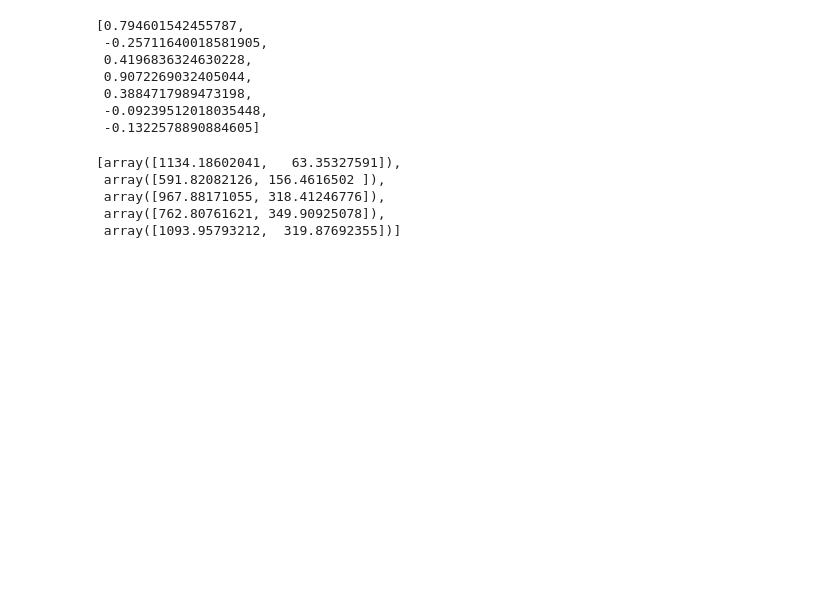
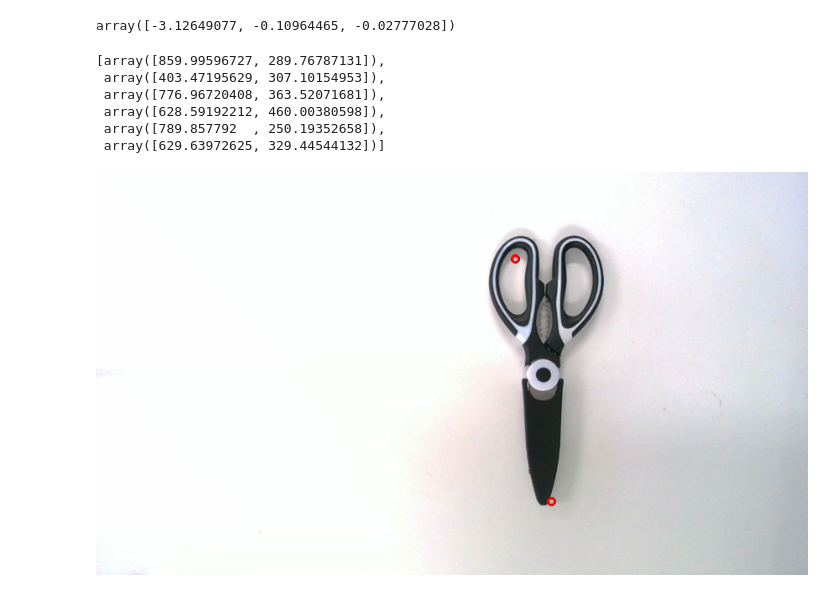
Before and after one commit to yw14218/yumi_oneshot, a Jupyter notebook: backproject.ipynb, the cells around one changed output. Drawn from its saved outputs; the diff is of its cells as text; code cells hidden in the pictures; blank space fills up the shorter version.

```diff
--- a/backproject.ipynb
+++ b/backproject.ipynb
@@ -141,19 +43,13 @@ ValueError: matmul: Input operand 1 has a mismatch in its core dimension 0, with
-# %%
-res = apply_transformation_to_waypoints(demo_waypoints, T_delta_world, project3D=True)
-res[1]
-# %% [output]
-[0.794601542455787,
- -0.25711640018581905,
- 0.4196836324630228,
- 0.9072269032405044,
- 0.3884717989473198,
- -0.09239512018035448,
- -0.1322578890884605]
+# %%
+a = R.from_quat(demo_waypoints[0][3:]).as_euler("xyz")
+a
+# %% [output]
+array([-3.12649077, -0.10964465, -0.02777028])
 # %%
 point_2Ds = []
 
 for i in range(len(demo_waypoints)):
-    point3d = pose_inv(T_WC) @ T_GRIP_EEF @ create_homogeneous_matrix(demo_waypoints[i, :3], demo_waypoints[i, 3:])
+    point3d = pose_inv(T_WC)  @ create_homogeneous_matrix(demo_waypoints[i, :3], demo_waypoints[i, 3:]) @ T_GRIP_EEF
 
     # Project the 3D point onto the image plane
     point_image_homogeneous = np.dot(K, point3d[:3, 3])
@@ -165,15 +61,16 @@ for i in range(len(demo_waypoints)):
 
 point_2Ds
 # %% [output]
-[array([1134.18602041,   63.35327591]),
- array([591.82082126, 156.4616502 ]),
- array([967.88171055, 318.41246776]),
- array([762.80761621, 349.90925078]),
- array([1093.95793212,  319.87692355])]
+[array([859.99596727, 289.76787131]),
+ array([403.47195629, 307.10154953]),
+ array([776.96720408, 363.52071681]),
+ array([628.59192212, 460.00380598]),
+ array([789.857792  , 250.19352658]),
+ array([629.63972625, 329.44544132])]
 # %%
 from PIL import Image, ImageDraw
 
-head_rgb = Image.open(f"data/{DIR}/demo_head_rgb.png")
+head_rgb = Image.open(f"experiments/{DIR}/demo_head_rgb.png")
 
 # Create a drawing context
 draw = ImageDraw.Draw(head_rgb)
@@ -186,3 +83,36 @@ for point_2D in point_2Ds:
 
 # Save or show the image
 head_rgb.show()  # To display the image
+# %%
+K_wrist = np.load("handeye/intrinsics_d405.npy")
+T_C_EEF = np.load("handeye/T_C_EEF_wrist_l.npy")
+T_GRIP_EEF = create_homogeneous_matrix([0, 0, 0.136], [0, 0, 0, 1])
+point_2Ds = []
+T_EEF_World = create_homogeneous_matrix(demo_waypoints[0, :3], demo_waypoints[0, 3:])
+for i in range(len(demo_waypoints)):
+
+    point3d = pose_inv(T_C_EEF) @ pose_inv(T_EEF_World) @ create_homogeneous_matrix(demo_waypoints[i, :3], demo_waypoints[i, 3:]) @ T_GRIP_EEF
+
+    # Project the 3D point onto the image plane
+    point_image_homogeneous = np.dot(K_wrist, point3d[:3, 3])
+
+    # Normalize the coordinates to get the 2D image point
+    point_2D = point_image_homogeneous[:2] / point_image_homogeneous[2]
+
+    point_2Ds.append(point_2D)
+
+wrist_rgb = Image.open(f"experiments/{DIR}/demo_wrist_rgb.png")
+
+# Create a drawing context
+draw = ImageDraw.Draw(wrist_rgb)
+
+for point_2D in point_2Ds:
+    x, y, r = point_2D[0], point_2D[1], 5
+    # Draw the circle (ellipse) with bounding box [(x-r, y-r), (x+r, y+r)]
+    draw.ellipse((x-r, y-r, x+r, y+r), outline="red", width=3)
+
+
+# Save or show the image
+wrist_rgb
+# %% [output]
+[figure, added]
```
Also changed, not shown: parts of 5 cells of this notebook, 28 other files.
